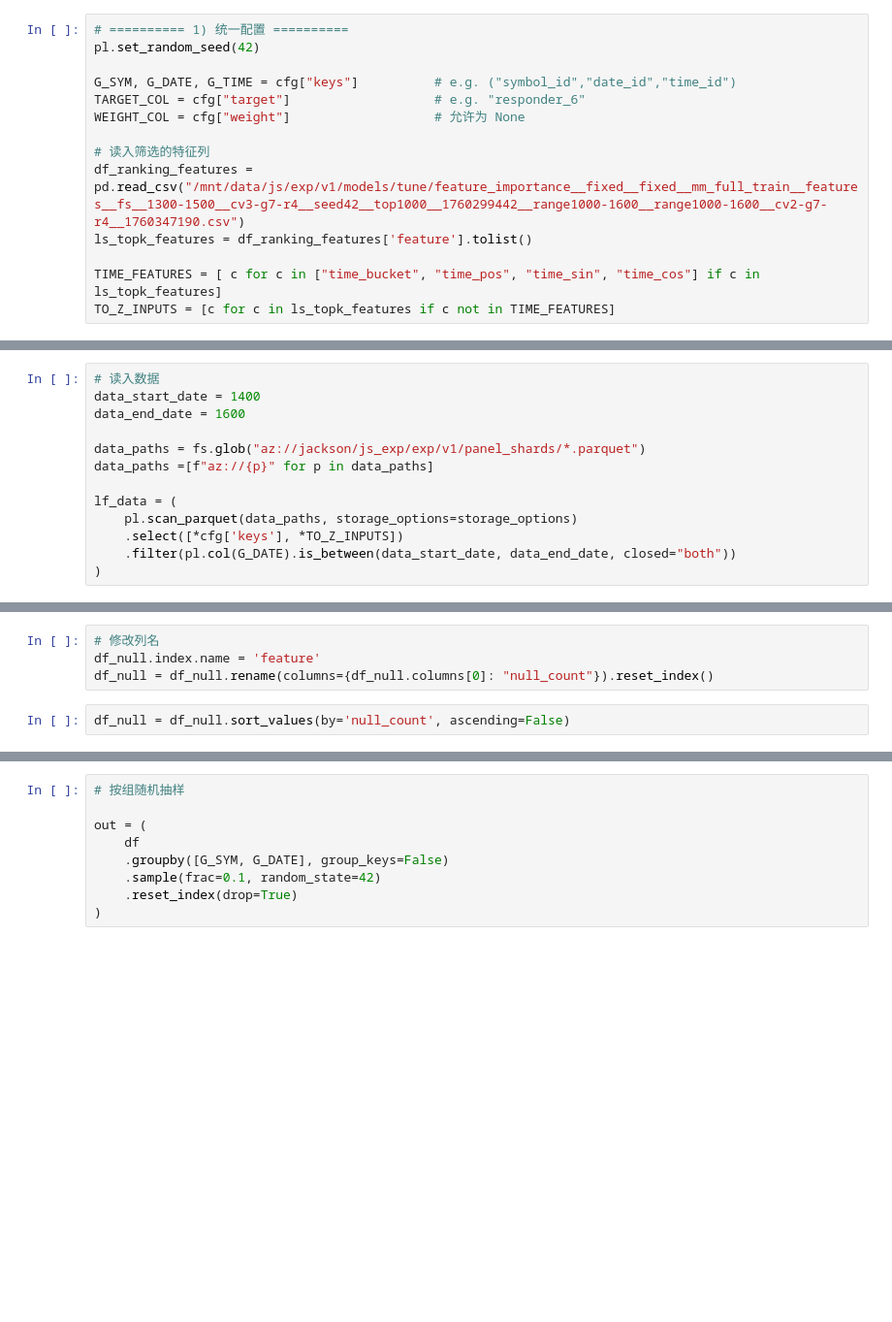
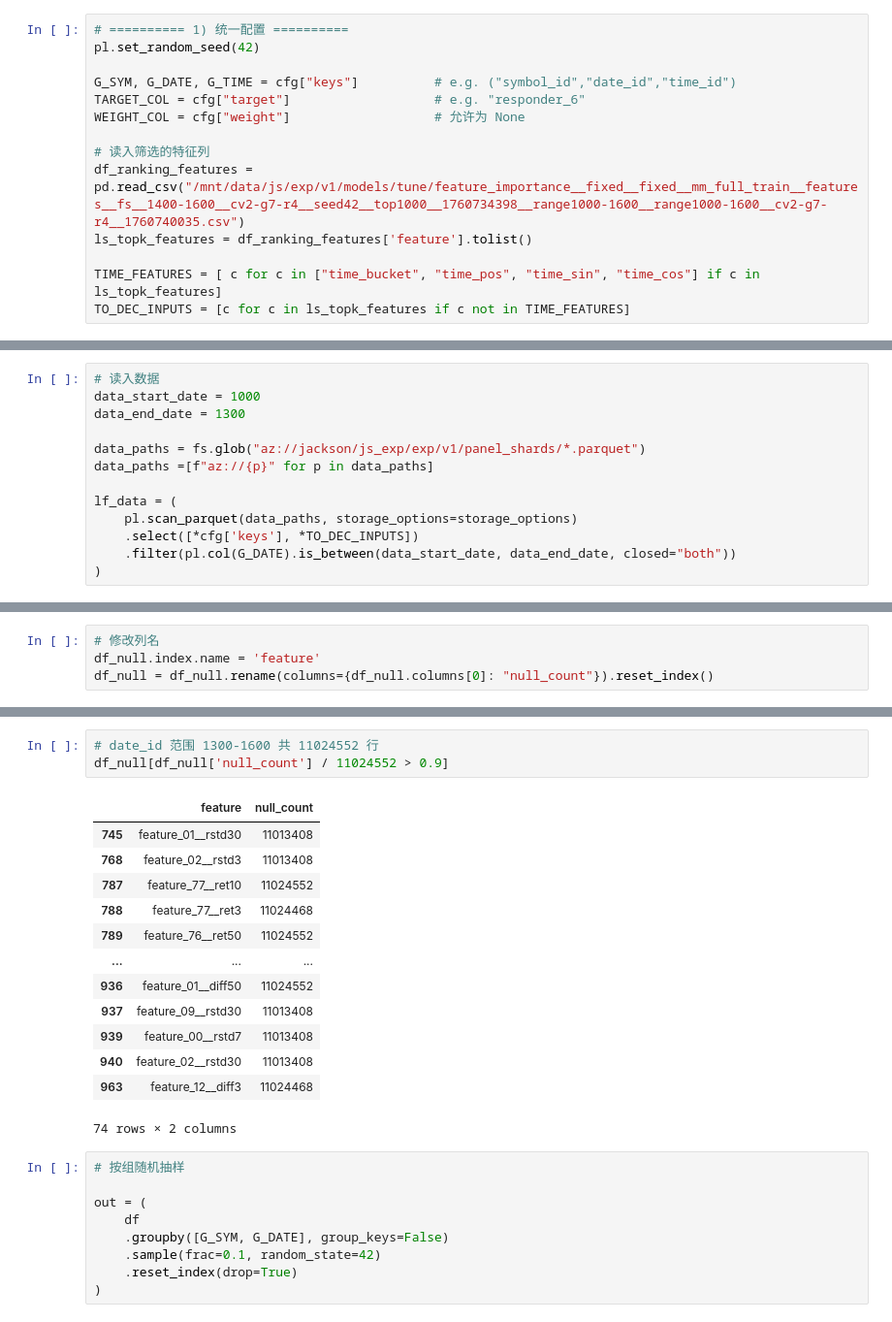
Before and after one commit to Jackson00Han/Jane-Street-Time-Series-Forecasting, a Jupyter notebook: feature_decorr.ipynb, the cells around one changed output, grey strips where cells are left out. Shown at 97% size. Drawn from its saved outputs; the diff is of its cells as text; blank space fills up the shorter version.

```diff
--- a/feature_decorr.ipynb
+++ b/feature_decorr.ipynb
@@ -14,8 +14,8 @@ TARGET_COL = cfg["target"]                   # e.g. "responder_6"
 WEIGHT_COL = cfg["weight"]                   # 允许为 None
 
 # 读入筛选的特征列
-df_ranking_features = pd.read_csv("/mnt/data/js/exp/v1/models/tune/feature_importance__fixed__fixed__mm_full_train__features__fs__1300-1500__cv3-g7-r4__seed42__top1000__1760299442__range1000-1600__range1000-1600__cv2-g7-r4__1760347190.csv")
+df_ranking_features = pd.read_csv("/mnt/data/js/exp/v1/models/tune/feature_importance__fixed__fixed__mm_full_train__features__fs__1400-1600__cv2-g7-r4__seed42__top1000__1760734398__range1000-1600__range1000-1600__cv2-g7-r4__1760740035.csv")
 ls_topk_features = df_ranking_features['feature'].tolist()
 
 TIME_FEATURES = [ c for c in ["time_bucket", "time_pos", "time_sin", "time_cos"] if c in ls_topk_features]
-TO_Z_INPUTS = [c for c in ls_topk_features if c not in TIME_FEATURES]
+TO_DEC_INPUTS = [c for c in ls_topk_features if c not in TIME_FEATURES]
@@ -42,13 +22,13 @@ print(df_ranking_features['feature'].to_string())
 # %%
 # 读入数据
-data_start_date = 1400
-data_end_date = 1600
+data_start_date = 1000
+data_end_date = 1300
 
 data_paths = fs.glob("az://jackson/js_exp/exp/v1/panel_shards/*.parquet")
 data_paths =[f"az://{p}" for p in data_paths]
 
 lf_data = (
     pl.scan_parquet(data_paths, storage_options=storage_options)
-    .select([*cfg['keys'], *TO_Z_INPUTS])
+    .select([*cfg['keys'], *TO_DEC_INPUTS])
     .filter(pl.col(G_DATE).is_between(data_start_date, data_end_date, closed="both"))
 )
@@ -60,5 +47,3 @@ df_null = null_case.to_pandas().T
 # 修改列名
 df_null.index.name = 'feature'
 df_null = df_null.rename(columns={df_null.columns[0]: "null_count"}).reset_index()
-# %%
-df_null = df_null.sort_values(by='null_count', ascending=False)
@@ -71,3 +92,20 @@ del df_data
+# %%
+# date_id 范围 1300-1600 共 11024552 行
+df_null[df_null['null_count'] / 11024552 > 0.9]
+# %% [output]
+|  | feature | null_count |
+| 745 | feature_01__rstd30 | 11013408 |
+| 768 | feature_02__rstd3 | 11013408 |
+| 787 | feature_77__ret10 | 11024552 |
+| 788 | feature_77__ret3 | 11024468 |
+| 789 | feature_76__ret50 | 11024552 |
+| ... | ... | ... |
+| 936 | feature_01__diff50 | 11024552 |
+| 937 | feature_09__rstd30 | 11013408 |
+| 939 | feature_00__rstd7 | 11013408 |
+| 940 | feature_02__rstd30 | 11013408 |
+| 963 | feature_12__diff3 | 11024468 |
+74 rows × 2 columns
 # %%
 # 按组随机抽样
 
```
Also changed, not shown: parts of 10 cells of this notebook, 2 other files.
